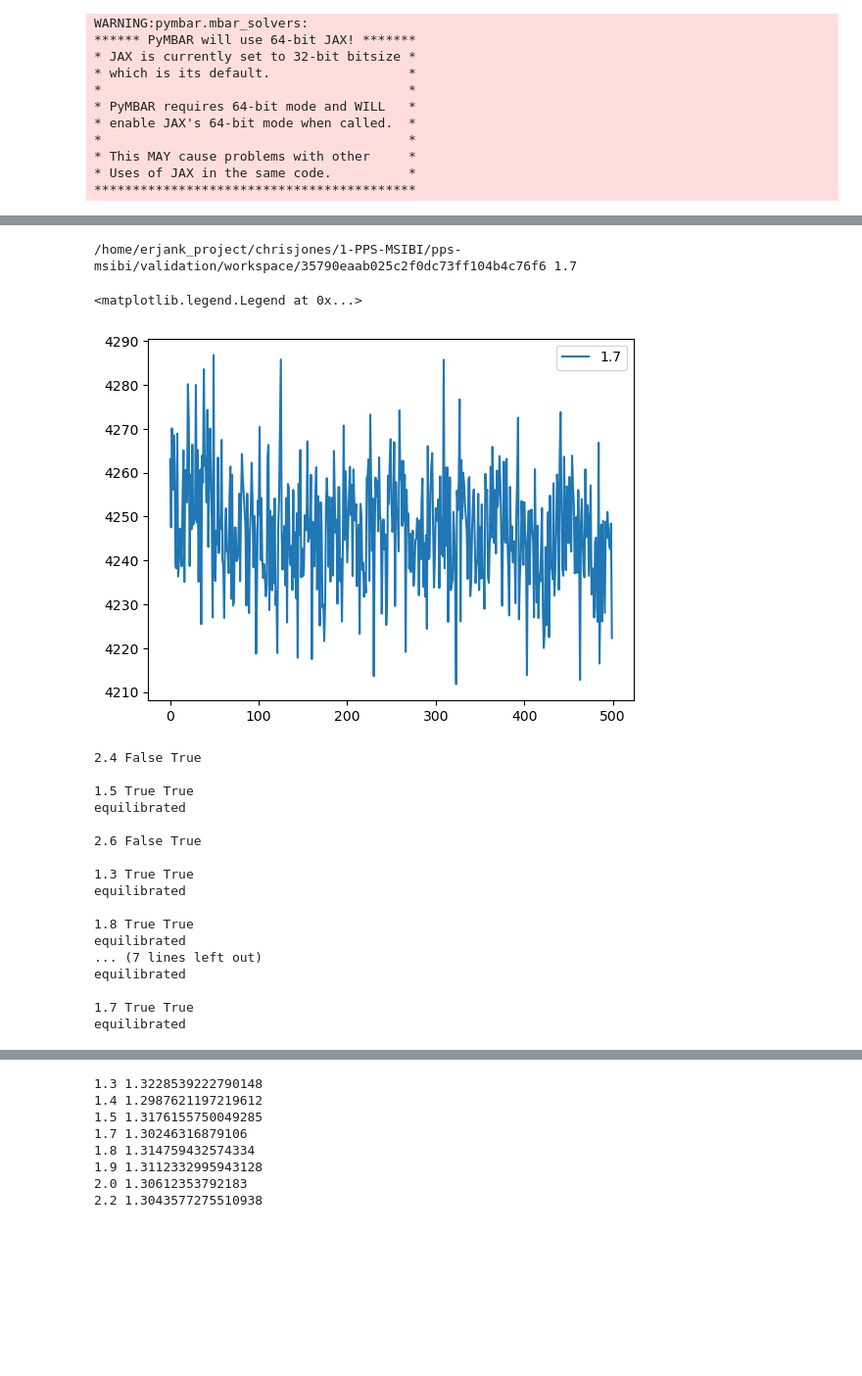
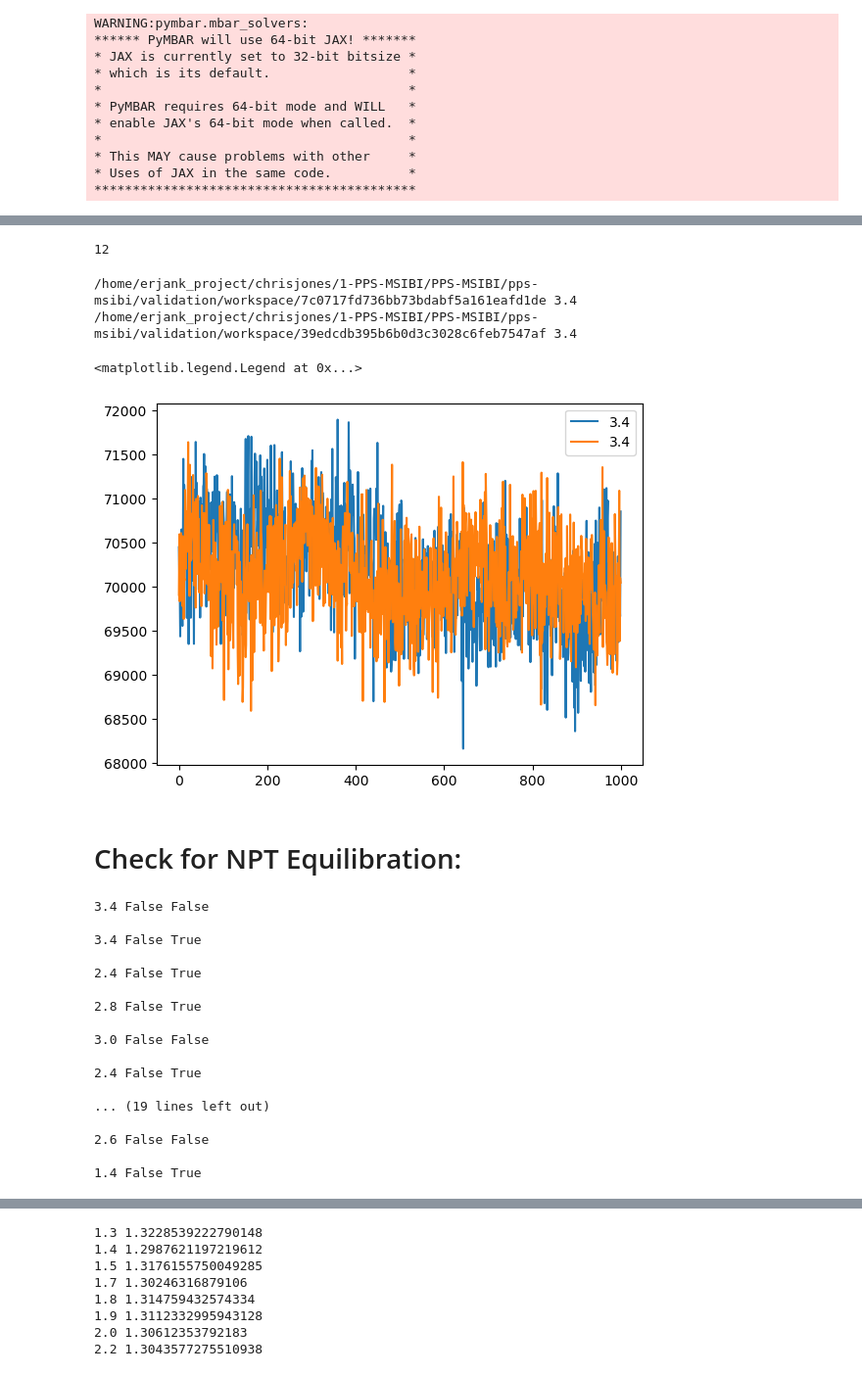
Before and after one commit to chrisjonesBSU/pps-msibi, a Jupyter notebook: notebooks/sampling-tg.ipynb, the cells around one changed output, grey strips where cells are left out. Shown: that part at 98% size. Drawn from its saved outputs; the diff is of its cells as text; code cells hidden in the pictures; blank space fills up the shorter version.

```diff
--- a/notebooks/sampling-tg.ipynb
+++ b/notebooks/sampling-tg.ipynb
@@ -24,3 +24,6 @@ WARNING:pymbar.mbar_solvers:
 # %%
 project = signac.get_project("../validation/")
 job_filter = {"remove_hydrogens": True, "remove_charges": False, "pressure": 0.0013933}
+# %%
+for job in project.find_jobs({"doc.npt_equilibrated": True}):
+    print(job.sp.kT)
@@ -27,58 +43,65 @@ job_filter = {"remove_hydrogens": True, "remove_charges": False, "pressure": 0.0
+# %%
+len([j for j in project if j.doc.npt_equilibrated])
+# %% [output]
+12
 # %%
 job_filter = {
-    "remove_hydrogens": False,
+    "remove_hydrogens": True,
     "remove_charges": False,
-    "pressure": 0.0013933,
-    "doc.n_runs": 2,
-    "doc.equilibrated": True,
-    "kT": 1.7
+    #"pressure": 0.0013933,
+    "kT": 3.4
 }
 for job in project.find_jobs(filter=job_filter):
-    data = np.genfromtxt(job.fn("log2.txt"), names=True)
+    data = np.genfromtxt(job.fn("log-npt0.txt"), names=True)
     temp = data["mdcomputeThermodynamicQuantitieskinetic_temperature"]
     vol = data["mdcomputeThermodynamicQuantitiesvolume"]
     pressure = data["mdcomputeThermodynamicQuantitiespressure"]
     pe = data["mdcomputeThermodynamicQuantitiespotential_energy"]
     #plt.plot(vol[3600:])
     #plt.plot(temp[3950:])
-    plt.plot(vol[-500:], label=job.sp.kT)
+    plt.plot(pe[-1000:], label=job.sp.kT)
     print(job.path, job.sp.kT)
 
 plt.legend()
 # %% [output]
-/home/erjank_project/chrisjones/1-PPS-MSIBI/pps-msibi/validation/workspace/35790eaab025c2f0dc73ff104b4c76f6 1.7
+/home/erjank_project/chrisjones/1-PPS-MSIBI/PPS-MSIBI/pps-msibi/validation/workspace/7c0717fd736bb73bdabf5a161eafd1de 3.4
+/home/erjank_project/chrisjones/1-PPS-MSIBI/PPS-MSIBI/pps-msibi/validation/workspace/39edcdb395b6b0d3c3028c6feb7547af 3.4
 <matplotlib.legend.Legend at 0x...>
-[figure, old version]
+[figure, new version]
+# %% [markdown]
+# Check for NPT Equilibration:
 # %%
-job_filter = {"remove_hydrogens": False, "remove_charges": False, "pressure": 0.0013933, "doc.n_runs": 2, "doc.equilibrated": False}
-for job in project.find_jobs(filter=job_filter):
-    data = np.genfromtxt(job.fn("log2.txt"), names=True)
+for job in project.find_jobs(filter={"doc.npt_equilibrated": False}):
+    fpath = job.fn(f"log-npt{job.doc.npt_runs-1}.txt")
+    data = np.genfromtxt(fpath, names=True)
     vol = data["mdcomputeThermodynamicQuantitiesvolume"]
     pe = data["mdcomputeThermodynamicQuantitiespotential_energy"]
-    #sample_idx = len(vol)//2
-    sample_idx = 0
-    vol_eq = is_equilibrated(vol[sample_idx:], threshold_fraction=0.20, threshold_neff=100)[0]
-    pe_eq = is_equilibrated(pe[sample_idx:], threshold_fraction=0.20, threshold_neff=100)[0]
+    if job.doc.npt_runs == 1:
+        sample_idx = len(vol)//2
+    else:
+        sample_idx = 0
+    vol_eq = is_equilibrated(vol[sample_idx:], threshold_fraction=0.20, threshold_neff=200)[0]
+    pe_eq = is_equilibrated(pe[sample_idx:], threshold_fraction=0.20, threshold_neff=200)[0]
     print(job.sp.kT, vol_eq, pe_eq)
     if all([vol_eq, pe_eq]):
         print("equilibrated")
-        job.doc.equilibrated = True
+        job.doc.npt_equilibrated = True
     print()
 # %% [output]
+3.4 False False
+
+3.4 False True
+
 2.4 False True
 
-1.5 True True
-equilibrated
+2.8 False True
 
-2.6 False True
+3.0 False False
 
-1.3 True True
-equilibrated
+2.4 False True
 
-1.8 True True
-equilibrated
-... (7 lines left out)
-equilibrated
+... (19 lines left out)
 
-1.7 True True
-equilibrated
+2.6 False False
+
+1.4 False True
```
Also changed, not shown: parts of 10 cells of this notebook, 2 other files.
